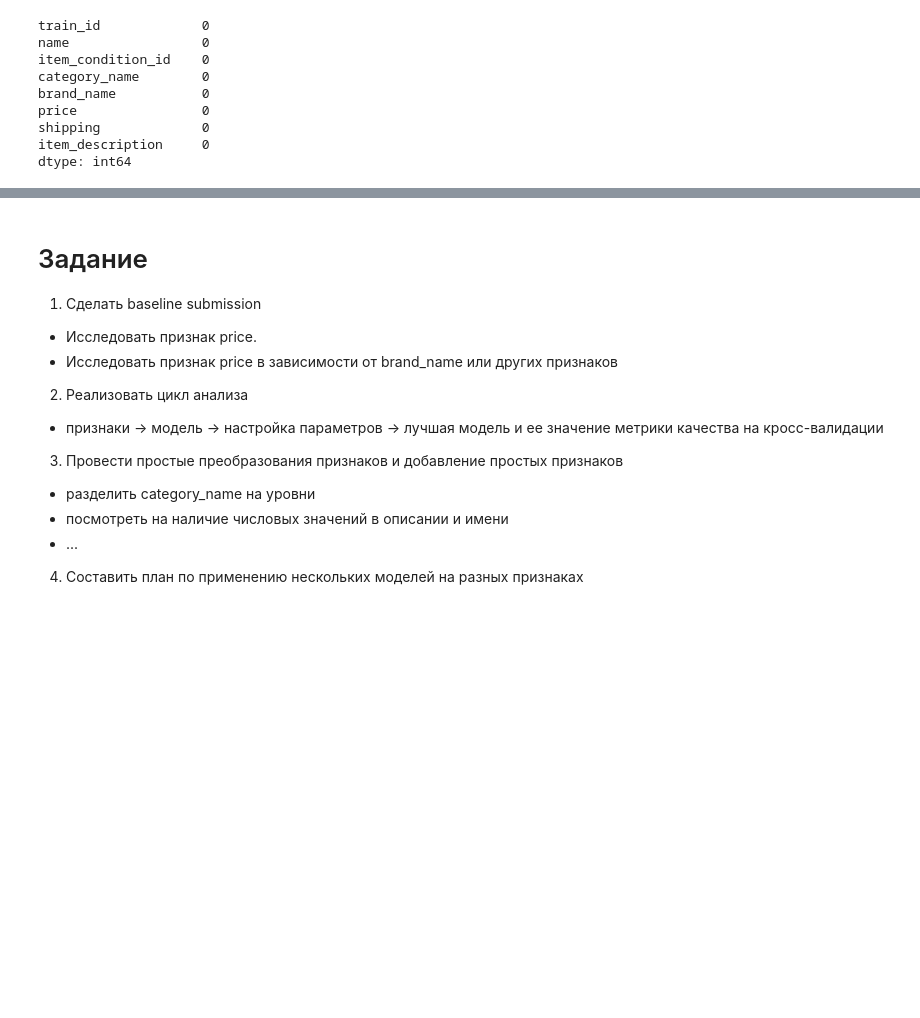
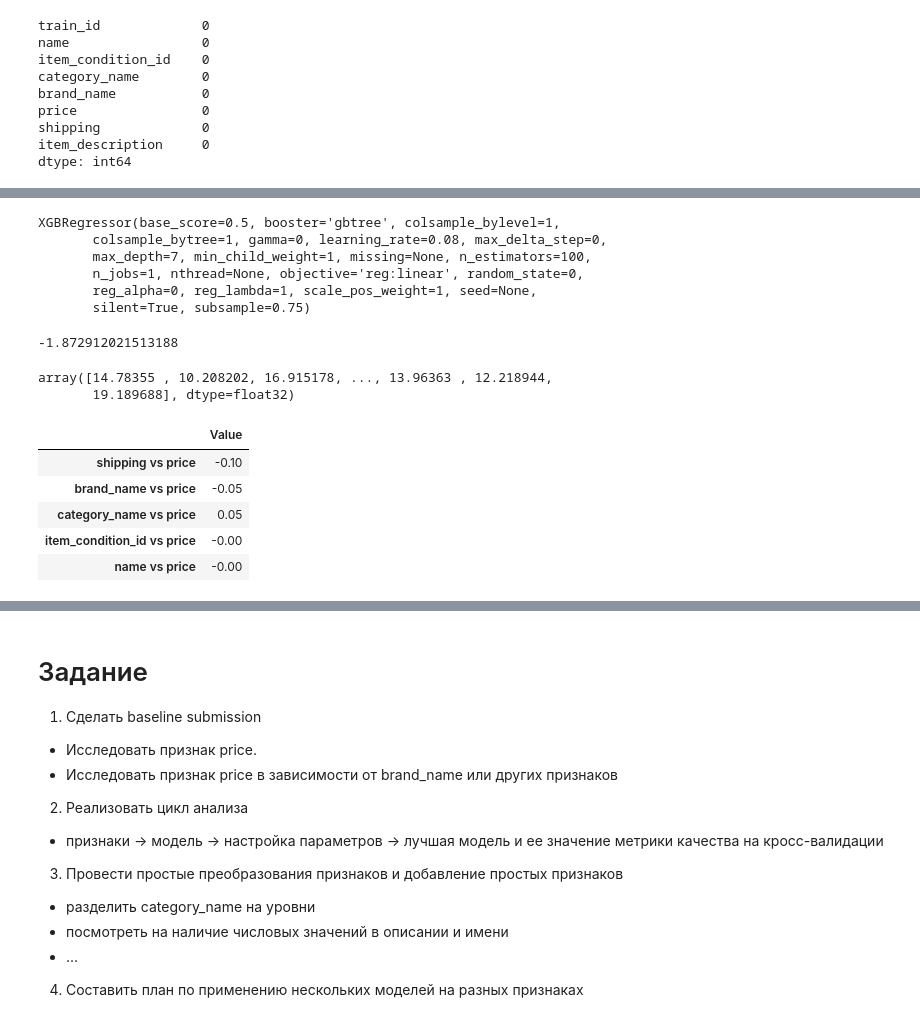
Before and after one commit to Albinamkh21/ds_hw, a Jupyter notebook: homework6-boosting.ipynb, the cells around one changed output, grey strips where cells are left out. Cells and saved outputs as stored; diff of their text form; code cells hidden in the pictures; blank space fills up the shorter version.

```diff
--- a/homework6-boosting.ipynb
+++ b/homework6-boosting.ipynb
@@ -280 +172,5 @@ y_train = t['price']
+# %%
+cols = ['item_condition_id','category_name_i','brand_name_i', 'shipping']
+x = df[cols]
+y = df['price']
 # %%
@@ -290,0 +227,42 @@ MSE: 976.35%
+# %%
+traindf, testdf = train_test_split(X_train, test_size = 0.3)
+xgb_reg.fit(X_train,y_train)
+# %% [output]
+XGBRegressor(base_score=0.5, booster='gbtree', colsample_bylevel=1,
+       colsample_bytree=1, gamma=0, learning_rate=0.08, max_delta_step=0,
+       max_depth=7, min_child_weight=1, missing=None, n_estimators=100,
+       n_jobs=1, nthread=None, objective='reg:linear', random_state=0,
+       reg_alpha=0, reg_lambda=1, scale_pos_weight=1, seed=None,
+       silent=True, subsample=0.75)
+# %%
+predictions = xgb_reg.predict(X_test)
+print(explained_variance_score(predictions,y_test))
+# %% [output]
+-1.872912021513188
+# %%
+predictions
+# %% [output]
+array([14.78355 , 10.208202, 16.915178, ..., 13.96363 , 12.218944,
+       19.189688], dtype=float32)
+# %%
+from scipy.stats import pearsonr
+features = df[cols].columns.tolist()
+target = df['price'].name
+# %%
+correlations = {}
+for f in features:
+    data_temp = df[[f,target]]
+    x1 = data_temp[f].values
+    x2 = data_temp[target].values
+    key = f + ' vs ' + target
+    correlations[key] = pearsonr(x1,x2)[0]
+# %%
+data_correlations = pd.DataFrame(correlations, index=['Value']).T
+data_correlations.loc[data_correlations['Value'].abs().sort_values(ascending=False).index]
+# %% [output]
+|  | Value |
+| shipping vs price | -0.10 |
+| brand_name vs price | -0.05 |
+| category_name vs price | 0.05 |
+| item_condition_id vs price | -0.00 |
+| name vs price | -0.00 |
```
Also changed, not shown: parts of 36 cells of this notebook.
